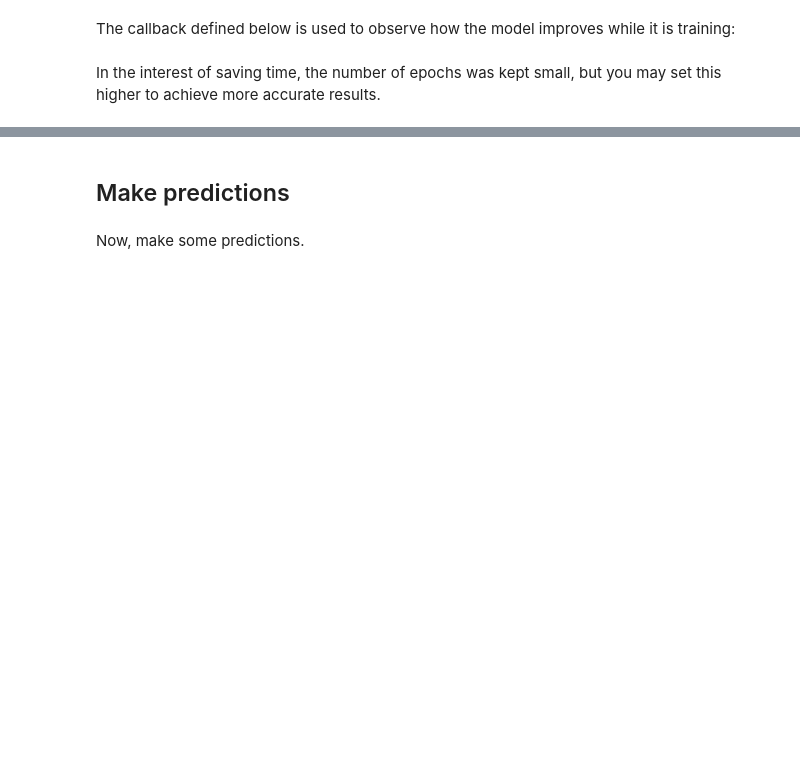
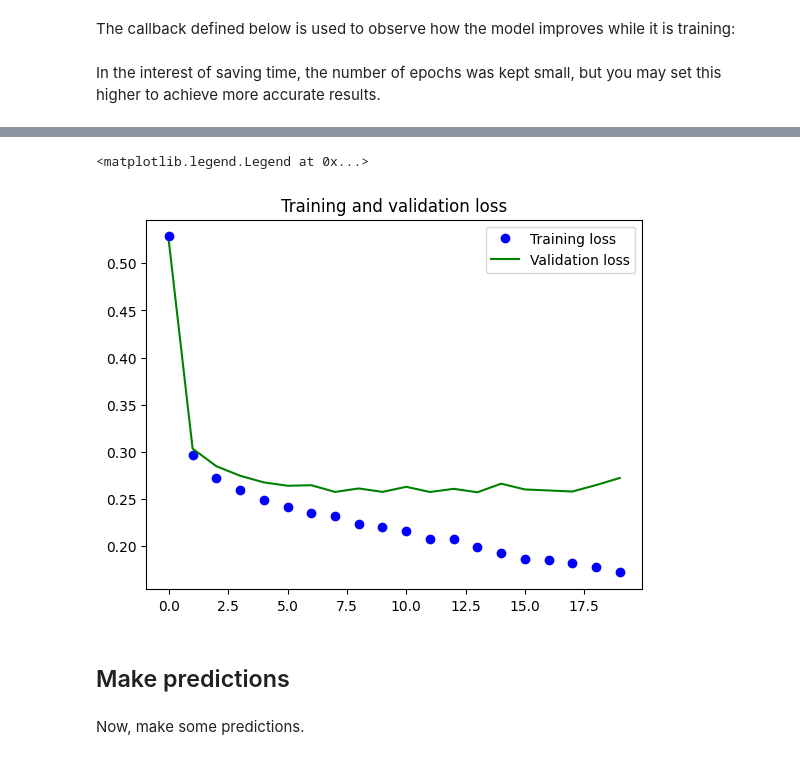
Before and after one commit to stableminded/Synapse_lp, a Jupyter notebook: Dhairya_Mehta_Synapse_CV_Week_2_Task.ipynb, the cells around one changed output, grey strips where cells are left out. Saved outputs shown, nothing was run; the diff lists cells and outputs as text; code cells hidden in the pictures; blank space fills up the shorter version.

```diff
--- a/Dhairya_Mehta_Synapse_CV_Week_2_Task.ipynb
+++ b/Dhairya_Mehta_Synapse_CV_Week_2_Task.ipynb
@@ -335,7 +362,7 @@ The model being used here is a modified [U-Net](https://arxiv.org/abs/1505.04597
 # %% [markdown]
 As mentioned, the encoder is a pretrained MobileNetV2 model. You will use the model from `tf.keras.applications`. The encoder consists of specific outputs from intermediate layers in the model. Note that the encoder will not be trained during the training process.
 # %%
-base_model = # Load the MobileNetV2 Pre-trained model without its final Dense Layers with input_shape=[128, 128, 3]
+base_model = tf.keras.applications.MobileNetV2(input_shape=[128,128,3],include_top=False)# Load the MobileNetV2 Pre-trained model without its final Dense Layers with input_shape=[128, 128, 3]
 
 # Use the activations of these layers
 layer_names = [
@@ -348,7 +375,7 @@ layer_names = [
 base_model_outputs = [base_model.get_layer(name).output for name in layer_names]
 
 # Create the feature extraction model using the tf.keras.Model
-down_stack =
+down_stack = tf.keras.Model(inputs=base_model.input,outputs=base_model_outputs)
 
 # Since this acts as our pre-trained encoder block, make sure to set the layers to be non-trainable
-down_stack.
+down_stack.trainable = False
@@ -364,7 +394,7 @@ up_stack = [
 ]
 # %%
 def unet_model(output_channels:int):
-  inputs = # Create an Input Layer of shape (128,128,3)
+  inputs = tf.keras.layers.Input(shape=[128,128,3])# Create an Input Layer of shape (128,128,3)
 
   # Downsampling through the model
   skips = down_stack(inputs)
@@ -374,8 +404,8 @@ def unet_model(output_channels:int):
   # Upsampling and establishing the skip connections
   for up, skip in zip(up_stack, skips):
     x = up(x)
-    concat = # Concatenate X and Skip Layers
-    x = concat()
+    concat = tf.keras.layers.Concatenate()# Concatenate X and Skip Layers
+    x = concat([x,skip])
 
   # This is the last layer of the model
   last = tf.keras.layers.Conv2DTranspose(
@@ -397,7 +427,7 @@ When running inference, the label assigned to the pixel is the channel with the
 OUTPUT_CLASSES = 3
 
 model = unet_model(output_channels=OUTPUT_CLASSES)
-model.compile( # Use Adam with the appropraite Loss. PS: We are using scalar integers as labels.. toh kuch change aayega loss me
+model.compile( optimizer='adam',loss=tf.keras.losses.SparseCategoricalCrossentropy(from_logits=True),# Use Adam with the appropraite Loss. PS: We are using scalar integers as labels.. toh kuch change aayega loss me
               metrics=['accuracy'])
 # %% [markdown]
 Plot the resulting model architecture:
@@ -415,7 +465,7 @@ def show_predictions(dataset=None, num=1):
       pred_mask = model.predict(image)
       display([image[0], mask[0], create_mask(pred_mask)])
   else:
-    display([sample_image, sample_mask,
-             create_mask(model.predict(sample_image[tf.newaxis, ...]))])
+    display([image_batch[0], mask_batch[0],
+             create_mask(model.predict(image_batch[0][tf.newaxis, ...]))])
 # %%
 show_predictions()
@@ -444,3 +501,15 @@ model_history = model.fit(train_batches, epochs=EPOCHS,
+# %%
+# Plot Loss and Validation Loss as previously done
+loss = model_history.history["loss"] # history me se Loss nikalo
+val_loss = model_history.history["val_loss"] # history me se validation loss nikalo
+plt.figure()
+plt.plot(model_history.epoch, loss, "bo", label="Training loss")
+plt.plot(model_history.epoch, val_loss, "g", label="Validation loss")
+plt.title("Training and validation loss")
+plt.legend()
+# %% [output]
+<matplotlib.legend.Legend at 0x...>
+[figure, added]
 # %% [markdown]
 ## Make predictions
 # %% [markdown]
```
Also changed, not shown: parts of 22 cells of this notebook.
